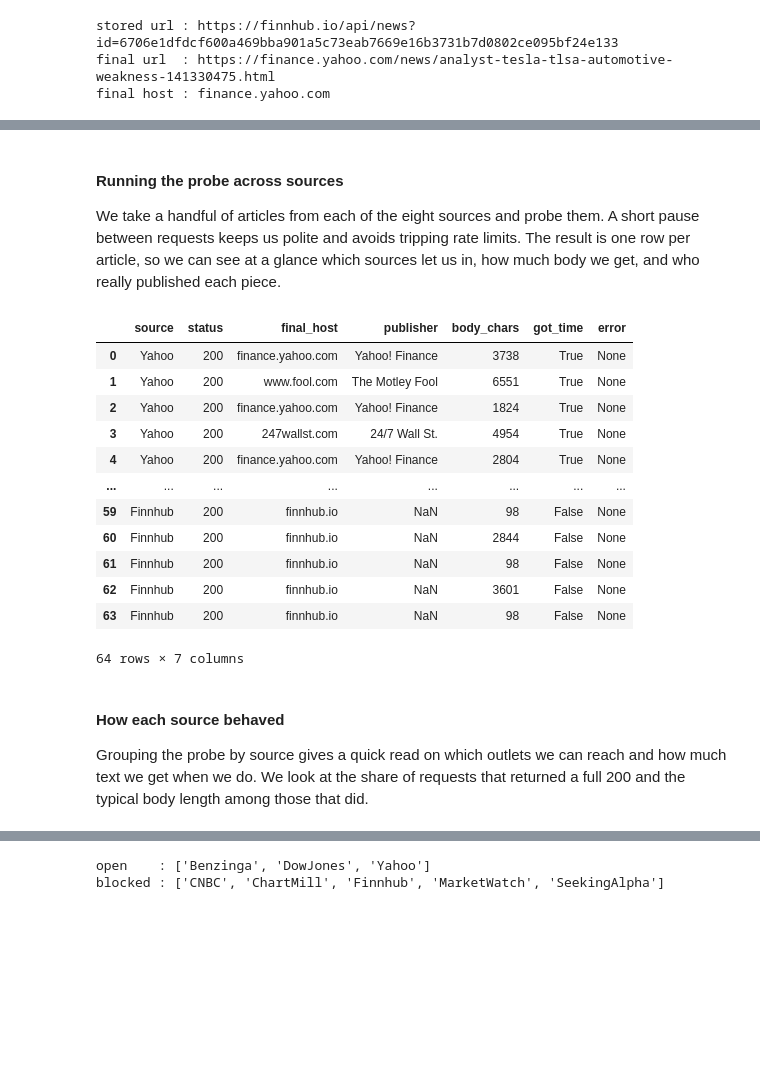
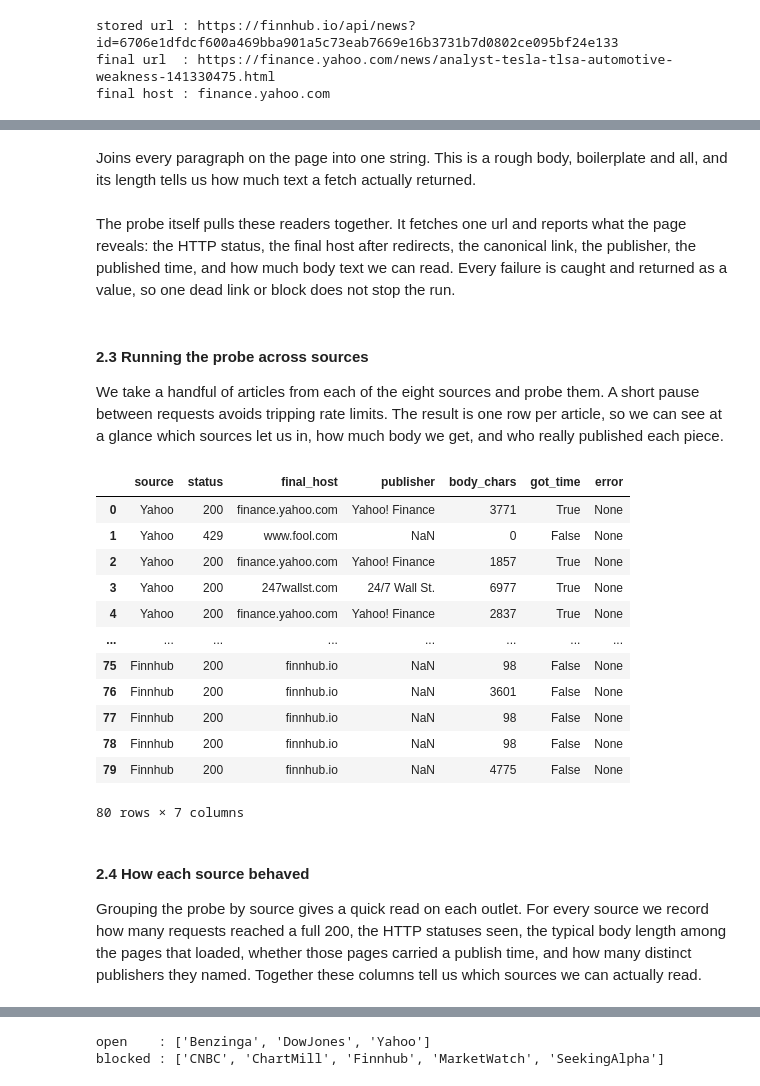
Before and after one commit to Amrovv/news-sentiment-signal, a Jupyter notebook: notebooks/text/1.1-aw-scraper-probe.ipynb, the cells around one changed output, grey strips where cells are left out. Cells and saved outputs as stored; diff of their text form; code cells hidden in the pictures; blank space fills up the shorter version.

```diff
--- a/notebooks/text/1.1-aw-scraper-probe.ipynb
+++ b/notebooks/text/1.1-aw-scraper-probe.ipynb
@@ -128,0 +83,8 @@ def probe(url):
+# %%
+def _published_time(soup):
+    """Read the published time from JSON-LD, or fall back to a meta tag."""
+    for obj in _ld_json_objects(soup):
+        if obj.get("datePublished"):
+            return obj["datePublished"]
+    meta = soup.find("meta", attrs={"property": "article:published_time"})
+    return meta["content"] if meta and meta.get("content") else None
@@ -128,0 +93,11 @@ def probe(url):
+# %%
+def _publisher(soup):
+    """Read the real publisher named on the page."""
+    for obj in _ld_json_objects(soup):
+        pub = obj.get("publisher")
+        if isinstance(pub, dict) and pub.get("name"):
+            return pub["name"]
+    meta = soup.find("meta", attrs={"property": "og:site_name"})
+    return meta["content"] if meta and meta.get("content") else None
+# %% [markdown]
+Joins every paragraph on the page into one string. This is a rough body, boilerplate and all, and its length tells us how much text a fetch actually returned.
@@ -128,0 +108,2 @@ def probe(url):
+# %% [markdown]
+The probe itself pulls these readers together. It fetches one url and reports what the page reveals: the HTTP status, the final host after redirects, the canonical link, the publisher, the published time, and how much body text we can read. Every failure is caught and returned as a value, so one dead link or block does not stop the run.
@@ -129,51 +137,51 @@ def probe(url):
 # %% [markdown]
-#### Running the probe across sources
+#### 2.3 Running the probe across sources
 
-We take a handful of articles from each of the eight sources and probe them. A short pause between requests keeps us polite and avoids tripping rate limits. The result is one row per article, so we can see at a glance which sources let us in, how much body we get, and who really published each piece.
+We take a handful of articles from each of the eight sources and probe them. A short pause between requests avoids tripping rate limits. The result is one row per article, so we can see at a glance which sources let us in, how much body we get, and who really published each piece.
 # %%
 sources = [
     "Yahoo", "Benzinga", "CNBC", "SeekingAlpha",
     "MarketWatch", "ChartMill", "DowJones", "Finnhub",
 ]
 
 rows = []
 for src in sources:
     subset = articles[articles["source"] == src]
     if subset.empty:
         continue
-    for _, art in subset.sample(min(8, len(subset)), random_state=7).iterrows():
+    for _, art in subset.sample(min(10, len(subset)), random_state=7).iterrows():
         res = probe(art["url"])
         rows.append({
             "source": src,
             "status": res["status"],
             "final_host": res["final_host"],
             "publisher": res["publisher"],
             "body_chars": res["body_chars"],
             "got_time": res["published"] is not None,
             "error": res["error"],
         })
         time.sleep(0.7)
 
 probe_df = pd.DataFrame(rows)
 probe_df
 # %% [output]
 |  | source | status | final_host | publisher | body_chars | got_time | error |
-| 0 | Yahoo | 200 | finance.yahoo.com | Yahoo! Finance | 3738 | True | None |
-| 1 | Yahoo | 200 | www.fool.com | The Motley Fool | 6551 | True | None |
-| 2 | Yahoo | 200 | finance.yahoo.com | Yahoo! Finance | 1824 | True | None |
-| 3 | Yahoo | 200 | 247wallst.com | 24/7 Wall St. | 4954 | True | None |
-| 4 | Yahoo | 200 | finance.yahoo.com | Yahoo! Finance | 2804 | True | None |
+| 0 | Yahoo | 200 | finance.yahoo.com | Yahoo! Finance | 3771 | True | None |
+| 1 | Yahoo | 429 | www.fool.com | NaN | 0 | False | None |
+| 2 | Yahoo | 200 | finance.yahoo.com | Yahoo! Finance | 1857 | True | None |
+| 3 | Yahoo | 200 | 247wallst.com | 24/7 Wall St. | 6977 | True | None |
+| 4 | Yahoo | 200 | finance.yahoo.com | Yahoo! Finance | 2837 | True | None |
 | ... | ... | ... | ... | ... | ... | ... | ... |
-| 59 | Finnhub | 200 | finnhub.io | NaN | 98 | False | None |
-| 60 | Finnhub | 200 | finnhub.io | NaN | 2844 | False | None |
-| 61 | Finnhub | 200 | finnhub.io | NaN | 98 | False | None |
-| 62 | Finnhub | 200 | finnhub.io | NaN | 3601 | False | None |
-| 63 | Finnhub | 200 | finnhub.io | NaN | 98 | False | None |
+| 75 | Finnhub | 200 | finnhub.io | NaN | 98 | False | None |
+| 76 | Finnhub | 200 | finnhub.io | NaN | 3601 | False | None |
+| 77 | Finnhub | 200 | finnhub.io | NaN | 98 | False | None |
+| 78 | Finnhub | 200 | finnhub.io | NaN | 98 | False | None |
+| 79 | Finnhub | 200 | finnhub.io | NaN | 4775 | False | None |
-64 rows × 7 columns
+80 rows × 7 columns
 # %% [markdown]
-#### How each source behaved
+#### 2.4 How each source behaved
 
-Grouping the probe by source gives a quick read on which outlets we can reach and how much text we get when we do. We look at the share of requests that returned a full 200 and the typical body length among those that did.
+Grouping the probe by source gives a quick read on each outlet. For every source we record how many requests reached a full 200, the HTTP statuses seen, the typical body length among the pages that loaded, whether those pages carried a publish time, and how many distinct publishers they named. Together these columns tell us which sources we can actually read.
 # %%
 reached = probe_df["status"].eq(200)
 ok_rows = probe_df[reached]
```
Also changed, not shown: parts of 59 cells of this notebook.
